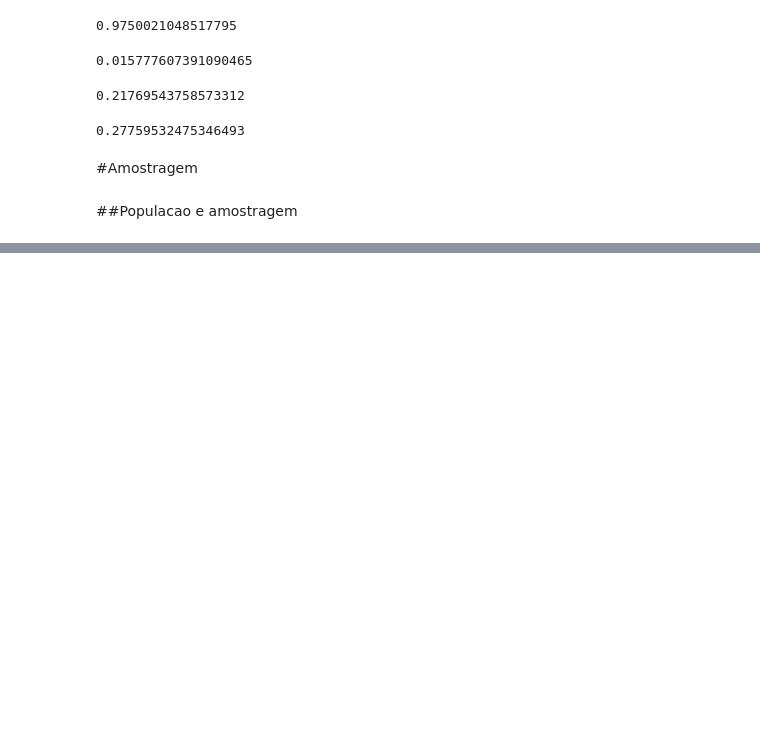
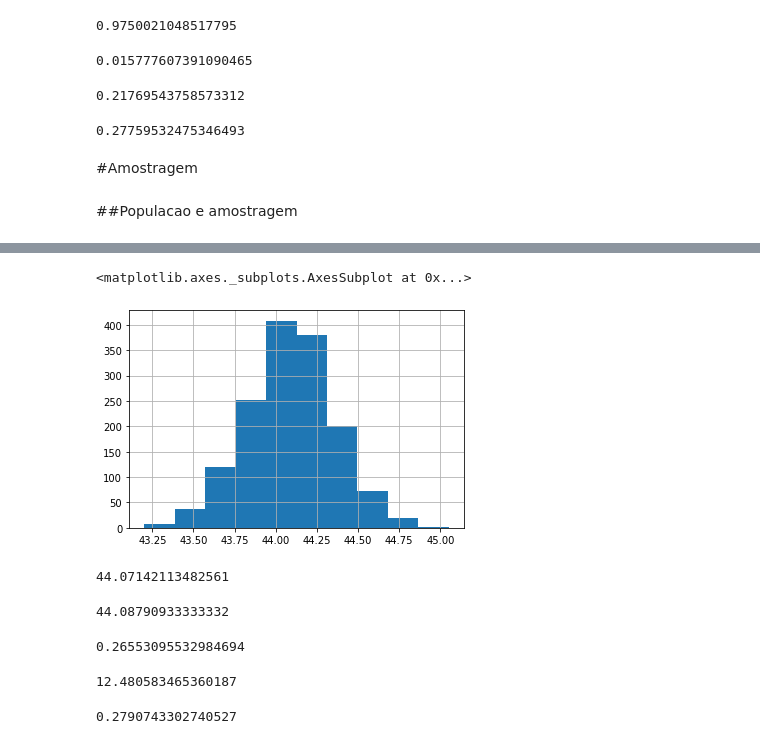
Before and after one commit to andrade-lcs/Data_Science_alura, a Jupyter notebook: alura_estatistica_probabilidade.ipynb, the cells around one changed output, grey strips where cells are left out. Cells and saved outputs as stored; diff of their text form; code cells hidden in the pictures; blank space fills up the shorter version.

```diff
--- a/alura_estatistica_probabilidade.ipynb
+++ b/alura_estatistica_probabilidade.ipynb
@@ -375,0 +408,12 @@ A
+# %%
+n = 2000
+total_amostras = 1500
+# %%
+amostras = pd.DataFrame()
+# %%
+for i in range(total_amostras):
+   _ = dados.Idade.sample(2000)
+   _.index = range(0, len(a))
+   amostras['Amostra_' + str(i)] = _
+
+amostras
@@ -375,0 +449,25 @@ A
+# %%
+amostras.mean().hist()
+# %% [output]
+<matplotlib.axes._subplots.AxesSubplot at 0x...>
+[figure, added]
+# %%
+dados.Idade.mean()
+# %% [output]
+44.07142113482561
+# %%
+amostras.mean().mean()
+# %% [output]
+44.08790933333332
+# %%
+amostras.mean().std()
+# %% [output]
+0.26553095532984694
+# %%
+dados.Idade.std()
+# %% [output]
+12.480583465360187
+# %%
+dados.Idade.std()/np.sqrt(n)
+# %% [output]
+0.2790743302740527
```
Also changed, not shown: parts of 12 cells of this notebook.
